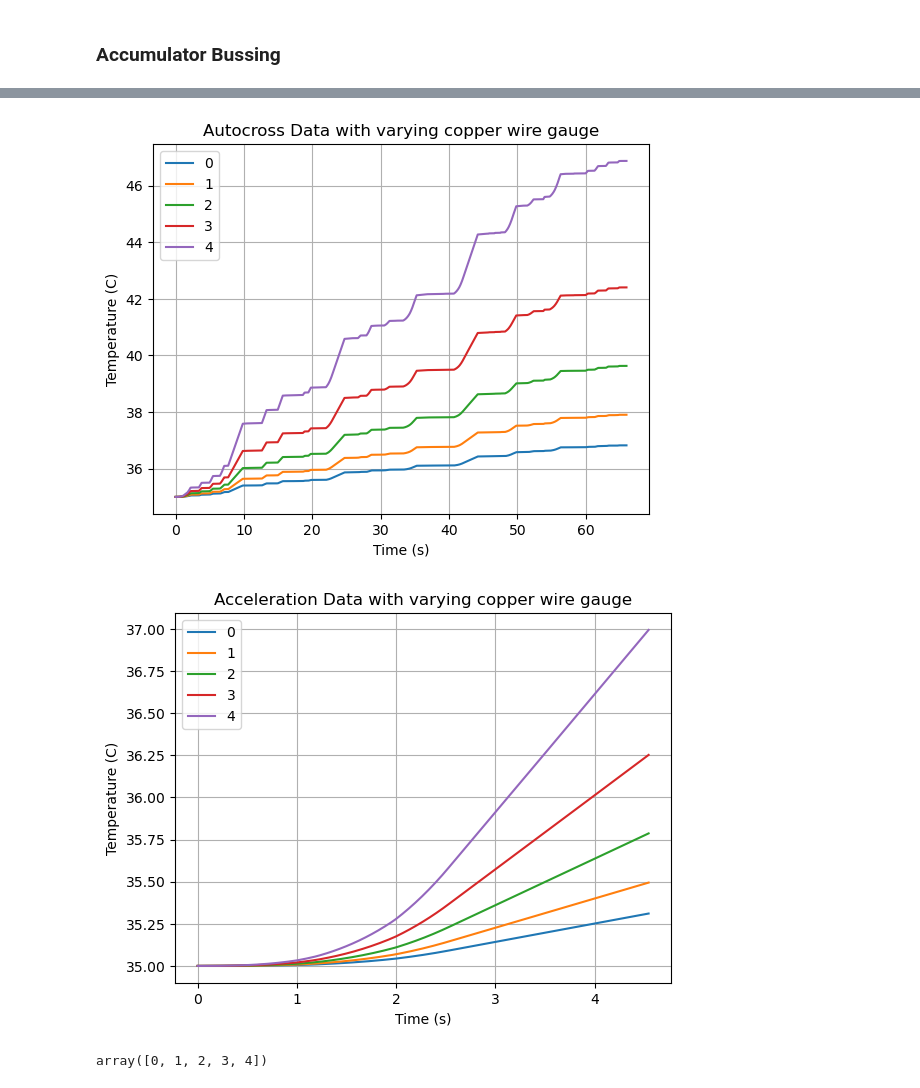
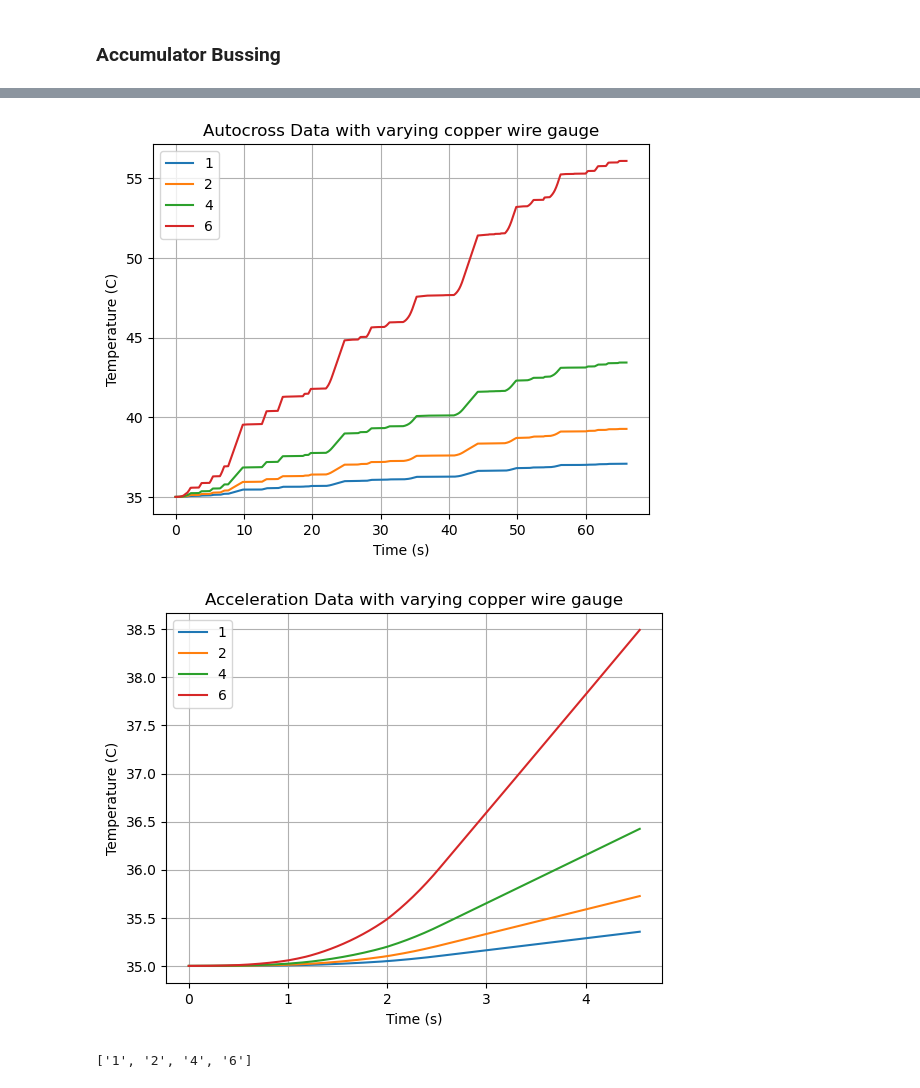
Before and after one commit to UBCFormulaElectric/LapSim, a Jupyter notebook: validation/Busbar Design/busbars.ipynb, the cells around one changed output, grey strips where cells are left out. Drawn from its saved outputs; the diff is of its cells as text; code cells hidden in the pictures.

Commit message:
updating and correcting wire gauge information

```diff
--- a/validation/Busbar Design/busbars.ipynb
+++ b/validation/Busbar Design/busbars.ipynb
@@ -157,9 +157,9 @@ length = 0.16363                        # m - longest busbar length (splitter bo
 mat_choice = 'aluminum'
 
 pi = math.pi
-diameter = np.array([8.251, 7.348, 6.544, 5.827, 5.189]) * 10**(-3)  # m - diameter options
-wire_gauges = np.arange(0, len(diameter))                           # wire gauge options
-A_x = pi * diameter**2 / 4                              # m2 - cross sectional area
+A_x = np.array([50, 35, 25, 16]) * 10**(-6)             # m2 - for gauges 1, 2, 4, 6
+diameter = np.sqrt(A_x * 4 / math.pi)                   # m - diameter
+wire_gauges = ["1", "2", "4", "6"]                      # wire gauges
 A_s = pi * diameter * length                            # m2 - accessible surface area (ignore the 2x cross sectional area here)
 mass = material[mat_choice]['rho_M'] * A_x * length     # kg - mass options
 resistance = material[mat_choice]['rho_R'] * length / A_x # Ohms - resistance options
@@ -218,3 +218,3 @@ wire_gauges
-[figure, old version]
+[figure, new version]
-[figure, old version]
+[figure, new version]
-array([0, 1, 2, 3, 4])
+['1', '2', '4', '6']
```
Also changed, not shown: parts of 3 cells of this notebook, 6 other files.
